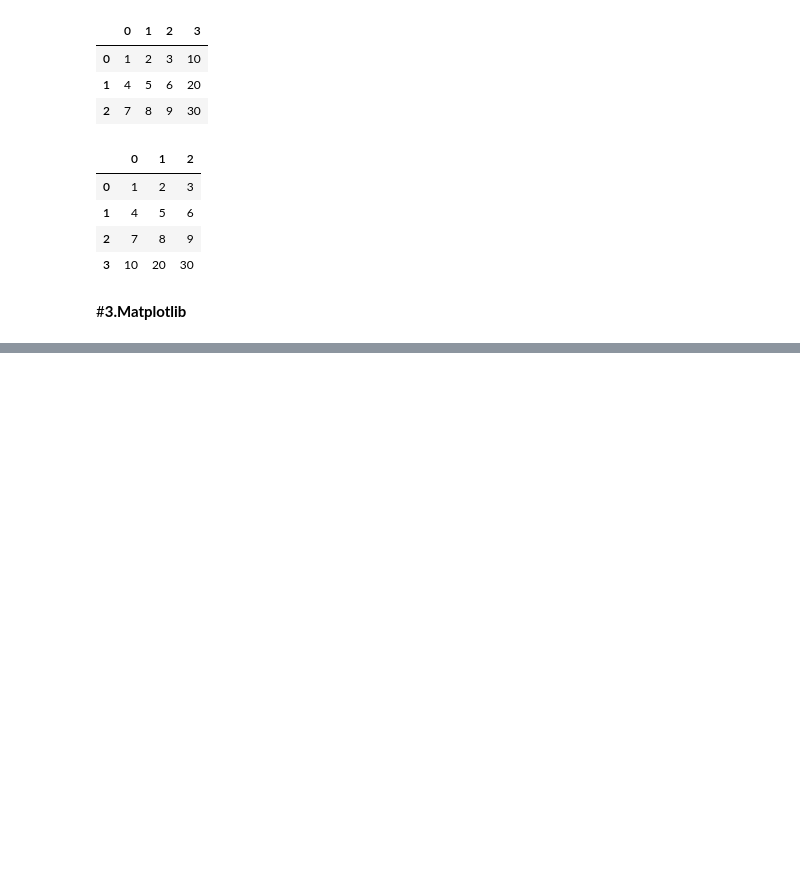
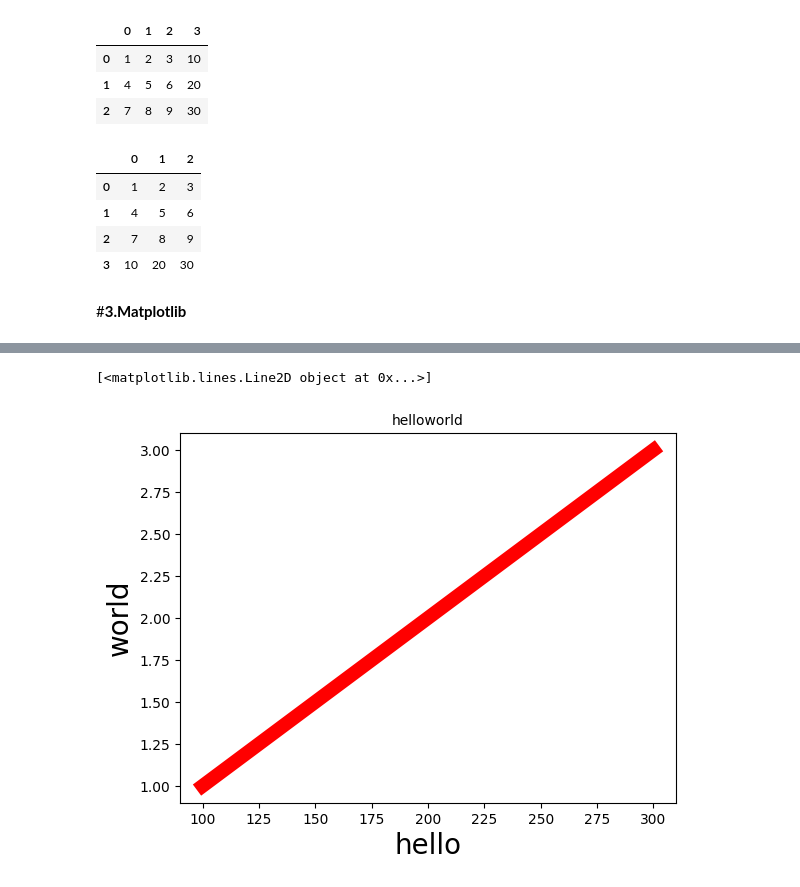
Before and after one commit to heyroha/Python, a Jupyter notebook: infrlearn.ipynb, the cells around one changed output, grey strips where cells are left out. Saved outputs shown, nothing was run; the diff lists cells and outputs as text; code cells hidden in the pictures; blank space fills up the shorter version.

```diff
--- a/infrlearn.ipynb
+++ b/infrlearn.ipynb
@@ -814,0 +874,9 @@ import matplotlib.pyplot as plt
+# %%
+print(plt.plot(x,y, color = 'red', linewidth =10))
+plt.title('helloworld',fontsize = 10)
+plt.xlabel('hello', fontsize = 20)
+plt.ylabel('world', fontsize = 20)
+plt.savefig('sample.png') #이미지 저장
+# %% [output]
+[<matplotlib.lines.Line2D object at 0x...>]
+[figure, added]
```
Also changed, not shown: parts of 24 cells of this notebook.
